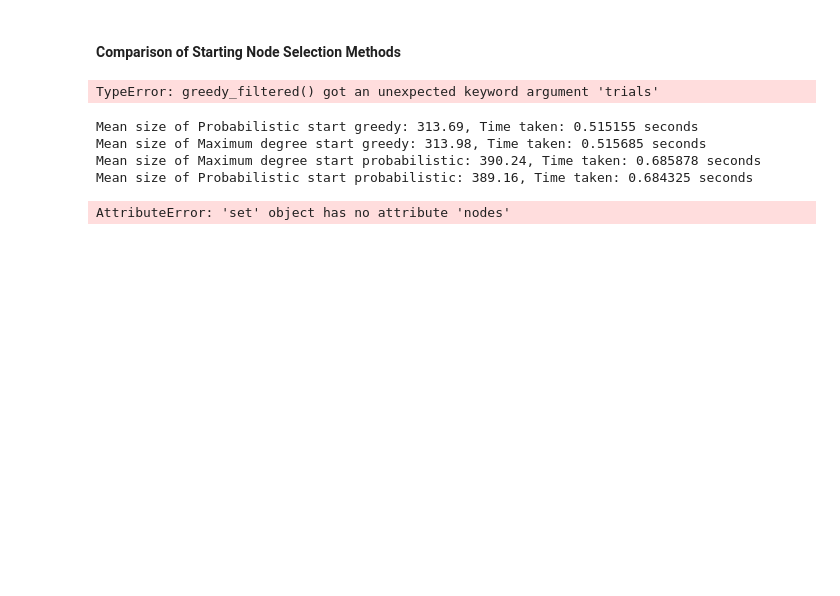
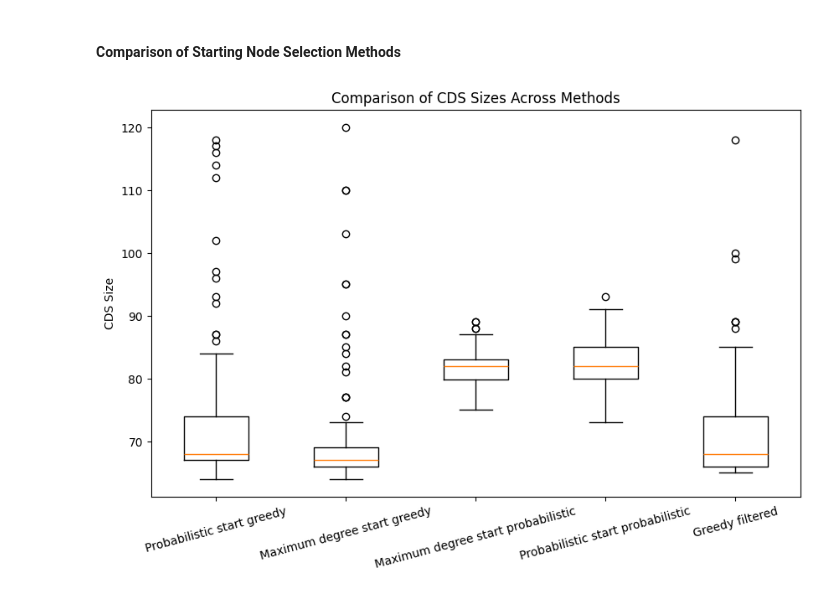
Before and after one commit to BlueRaddish/MCDS_Optimization, a Jupyter notebook: Grid_Graph/greedy_algorithm.ipynb, the cells around one changed output. Saved outputs shown, nothing was run; the diff lists cells and outputs as text; code cells hidden in the pictures; blank space fills up the shorter version.

```diff
--- a/Grid_Graph/greedy_algorithm.ipynb
+++ b/Grid_Graph/greedy_algorithm.ipynb
@@ -163,8 +165,9 @@ overlay_subset(grid_graph, probabilistic_greedy_connected_dominating_set(grid_gr
 def mcds_filtering(G, sub_G=None):
     """Finds a connected dominating set by filtering out nodes, starting from those with least degree."""
     if sub_G is None:
-        sub_G = G.copy()
-    nodes = set(sub_G.nodes())
+        sub_G = G
+    nodes = sub_G.nodes()
+
     changed = True
     while changed:
         changed = False
@@ -184,55 +187,76 @@ def mcds_filtering(G, sub_G=None):
 # %%
 def greedy_filtered(G, start_node):
     """Greedy algorithm for connected dominating set with filtering."""
-    sub_G = greedy_connected_dominating_set(G, start_node)
+    sub_G = G.subgraph(greedy_connected_dominating_set(G, start_node))
     return mcds_filtering(G, sub_G)
 # %% [markdown]
 ### Comparisons
 # %% [markdown]
 #### Comparison of Starting Node Selection Methods
-# %%
-result, avg_time = measure_runtime(
-    greedy_filtered,
-    grid_graph,
-    select_starting_node_8way_probablistic(grid_graph),
-    trials=100
-)
-print("Average time per trial:", avg_time)
-# %% [output]
-TypeError: greedy_filtered() got an unexpected keyword argument 'trials'
 # %%
 num_trials = 100
-grid_graph = generate_2D_grid_graph(30, 30)
+grid_graph = generate_2D_grid_graph(20, 10)
 
-s1 = print_runtime_greedy("Probabilistic start greedy", select_starting_node_8way_probablistic, greedy_connected_dominating_set, grid_graph, num_trials)
+s1, _ = measure_runtime(
+    greedy_connected_dominating_set,
+    grid_graph,
+    select_starting_node_8way_probablistic,
+    trials=num_trials
+)
 
+s2, _ = measure_runtime(
+    greedy_connected_dominating_set,
+    grid_graph,
+    select_starting_node_max_neighbors,
+    trials=num_trials
+)
 
-s2 = print_runtime_greedy("Maximum degree start greedy", select_starting_node_max_neighbors, greedy_connected_dominating_set, grid_graph, num_trials)
-s3 = print_runtime_greedy("Maximum degree start probabilistic", select_starting_node_max_neighbors, probabilistic_greedy_connected_dominating_set, grid_graph, num_trials)
-s4 = print_runtime_greedy("Probabilistic start probabilistic", select_starting_node_8way_probablistic, probabilistic_greedy_connected_dominating_set, grid_graph, num_trials)
-s5 = print_runtime_greedy("Greedy filtered", select_starting_node_max_neighbors, greedy_filtered, grid_graph, num_trials)
+s3, _ = measure_runtime(
+    probabilistic_greedy_connected_dominating_set,
+    grid_graph,
+    select_starting_node_max_neighbors,
+    trials=num_trials
+)
 
-data = [s1, s2, s3, s4, s5]
+s4, _ = measure_runtime(
+    probabilistic_greedy_connected_dominating_set,
+    grid_graph,
+    select_starting_node_8way_probablistic,
+    trials=num_trials
+)
+
+s5, _ = measure_runtime(
+    greedy_filtered,
+    grid_graph,
+    select_starting_node_max_neighbors,
+    trials=num_trials
+)
+
+# Convert sets/NodeViews to their lengths for boxplot
+data = [
+    [len(x) for x in s1],
+    [len(x) for x in s2],
+    [len(x) for x in s3],
+    [len(x) for x in s4],
+    [len(x) for x in s5]
+]
+
 labels = [
     "Probabilistic start greedy",
     "Maximum degree start greedy",
     "Maximum degree start probabilistic",
     "Probabilistic start probabilistic",
     "Greedy filtered"
 ]
 
 plt.figure(figsize=(10, 6))
 plt.boxplot(data, labels=labels)
 plt.ylabel("CDS Size")
 plt.title("Comparison of CDS Sizes Across Methods")
 plt.xticks(rotation=15)
 plt.show()
 # %% [output]
-Mean size of Probabilistic start greedy: 313.69, Time taken: 0.515155 seconds
-Mean size of Maximum degree start greedy: 313.98, Time taken: 0.515685 seconds
-Mean size of Maximum degree start probabilistic: 390.24, Time taken: 0.685878 seconds
-Mean size of Probabilistic start probabilistic: 389.16, Time taken: 0.684325 seconds
-AttributeError: 'set' object has no attribute 'nodes'
+[figure, added]
 # %%
 grid_graph = generate_2D_grid_graph(10, 10)
 num_trials = 1000
```
Also changed, not shown: parts of 10 cells of this notebook, 1 other file.
